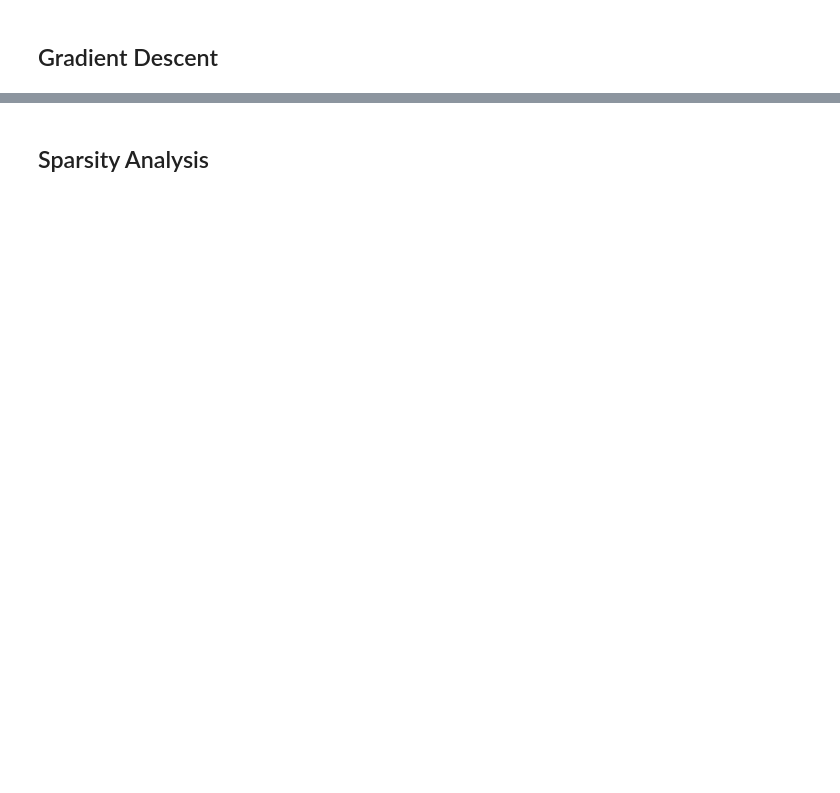
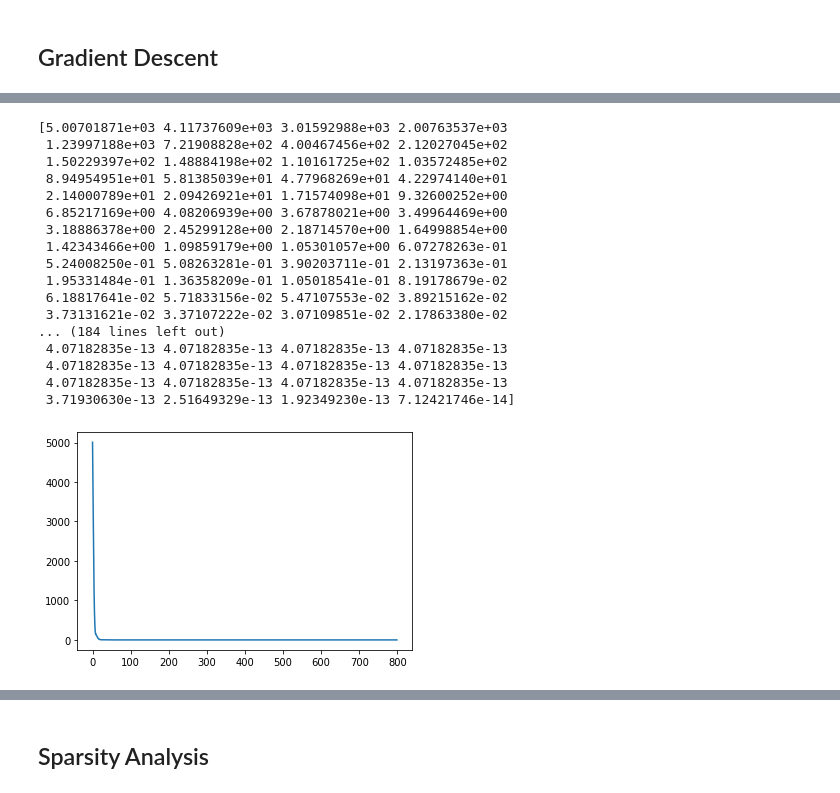
Before and after one commit to EdgarDorausch/HybridEcho-ImageReconstruction, a Jupyter notebook: toastgitter_data_presentation.ipynb, the cells around one changed output, grey strips where cells are left out. Drawn from its saved outputs; the diff is of its cells as text; code cells hidden in the pictures; blank space fills up the shorter version.

```diff
--- a/toastgitter_data_presentation.ipynb
+++ b/toastgitter_data_presentation.ipynb
@@ -145,3 +178,27 @@ np.linalg.det(H)
+# %%
+U, s, V = np.linalg.svd(H)
+# %%
+plt.plot(s)
+print(s)
+# %% [output]
+[5.00701871e+03 4.11737609e+03 3.01592988e+03 2.00763537e+03
+ 1.23997188e+03 7.21908828e+02 4.00467456e+02 2.12027045e+02
+ 1.50229397e+02 1.48884198e+02 1.10161725e+02 1.03572485e+02
+ 8.94954951e+01 5.81385039e+01 4.77968269e+01 4.22974140e+01
+ 2.14000789e+01 2.09426921e+01 1.71574098e+01 9.32600252e+00
+ 6.85217169e+00 4.08206939e+00 3.67878021e+00 3.49964469e+00
+ 3.18886378e+00 2.45299128e+00 2.18714570e+00 1.64998854e+00
+ 1.42343466e+00 1.09859179e+00 1.05301057e+00 6.07278263e-01
+ 5.24008250e-01 5.08263281e-01 3.90203711e-01 2.13197363e-01
+ 1.95331484e-01 1.36358209e-01 1.05018541e-01 8.19178679e-02
+ 6.18817641e-02 5.71833156e-02 5.47107553e-02 3.89215162e-02
+ 3.73131621e-02 3.37107222e-02 3.07109851e-02 2.17863380e-02
+... (184 lines left out)
+ 4.07182835e-13 4.07182835e-13 4.07182835e-13 4.07182835e-13
+ 4.07182835e-13 4.07182835e-13 4.07182835e-13 4.07182835e-13
+ 4.07182835e-13 4.07182835e-13 4.07182835e-13 4.07182835e-13
+ 3.71930630e-13 2.51649329e-13 1.92349230e-13 7.12421746e-14]
+[figure, added]
 # %%
 diff = x_hat - x_grad
 print(np.linalg.norm(diff))
```
Also changed, not shown: parts of 22 cells of this notebook, 1 other file.
